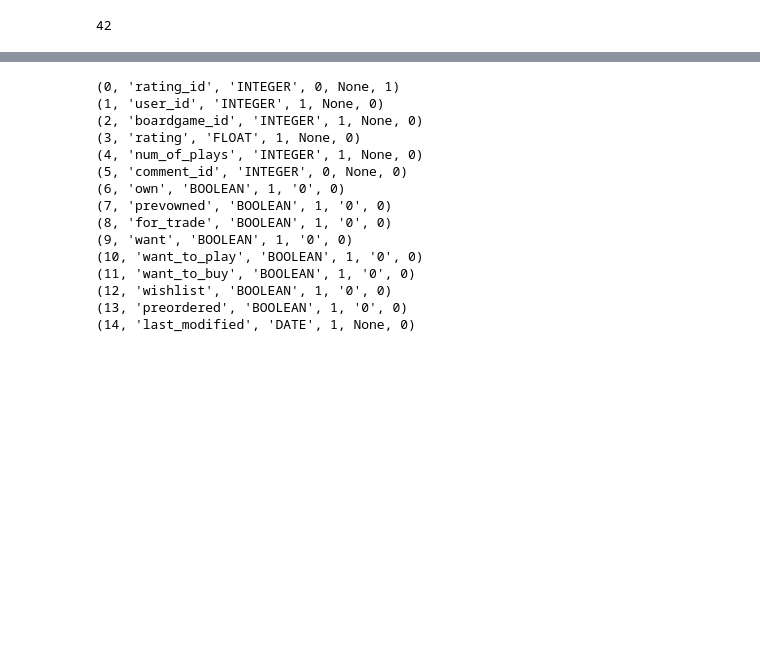
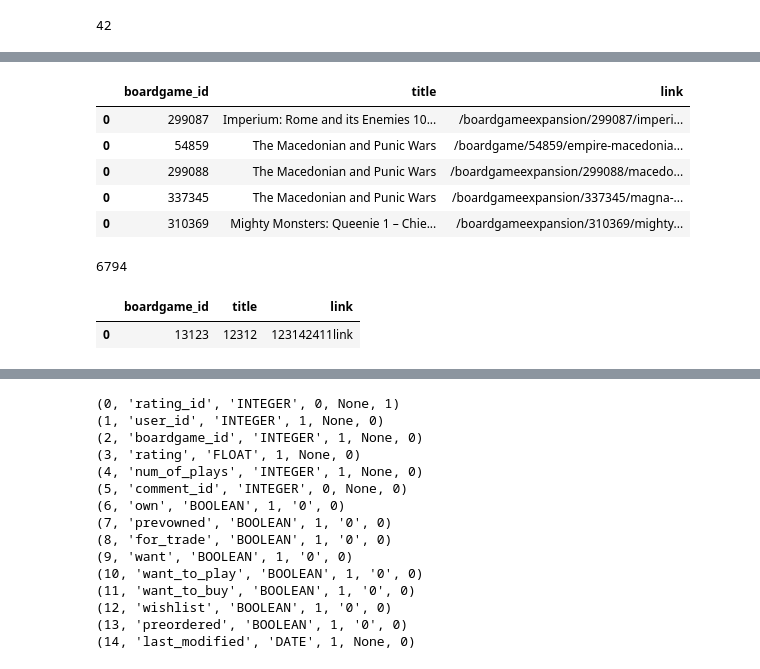
Before and after one commit to Fedorov-Nikita/Board-Game-Scraper, a Jupyter notebook: bgg_prepare_for_database.ipynb, the cells around one changed output, grey strips where cells are left out. Drawn from its saved outputs; the diff is of its cells as text; code cells hidden in the pictures; blank space fills up the shorter version.

```diff
--- a/bgg_prepare_for_database.ipynb
+++ b/bgg_prepare_for_database.ipynb
@@ -1655,3 +1659,22 @@ conn.close()
+# %%
+# connect to the database
+conn = sqlite3.connect(PATH_TO_DB)
+
+# create a cursor object
+cursor = conn.cursor()
+# execute the insert statements
+for i in accessories:
+    if i != '':
+#     print(int(row.boardgame_id), row.description)
+        cursor.execute('''
+            INSERT INTO accessories (accessory) VALUES (?)
+            ''', (i,))
+
+# commit the changes
+conn.commit()
+
+# close the connection
+conn.close()
 # %% [markdown]
 # STOP HERE
 Fill all data into next tables in our dataset:
@@ -1745,0 +1757,15 @@ len(data)
+# %%
+%%time
+search_query = 'https://boardgamegeek.com/geeksearch.php?action=search&objecttype=boardgame&q='
+expansions = pd.DataFrame()
+for bg in for_check_bg[:10]:
+    r = re.get(search_query + bg)
+    soup = BeautifulSoup(r.text)
+    rows = soup.find_all('tr', id='row_')
+    for i in rows:
+        link = i.find('a', class_='primary').get('href')
+        bg_id = int(link.split("/")[2])
+#         print(bg_id, bg, link)
+        expansions = pd.concat([expansions, pd.DataFrame({'boardgame_id': bg_id, 'title': bg, 'link': link}.values(), index=[['boardgame_id', 'title', 'link']]).T], axis=0)
+    sleep(0.3)
+#     break
@@ -1745,0 +1775,42 @@ len(data)
+# %%
+expansions
+# %% [output]
+|  | boardgame_id | title | link |
+| 0 | 299087 | Imperium: Rome and its Enemies 10... | /boardgameexpansion/299087/imperi... |
+| 0 | 54859 | The Macedonian and Punic Wars | /boardgame/54859/empire-macedonia... |
+| 0 | 299088 | The Macedonian and Punic Wars | /boardgameexpansion/299088/macedo... |
+| 0 | 337345 | The Macedonian and Punic Wars | /boardgameexpansion/337345/magna-... |
+| 0 | 310369 | Mighty Monsters: Queenie 1 – Chie... | /boardgameexpansion/310369/mighty... |
+# %%
+# connect to the database
+conn = sqlite3.connect(PATH_TO_DB)
+
+# create a cursor object
+cursor = conn.cursor()
+
+# Execute the PRAGMA statement to get the table schema
+# cursor.execute("PRAGMA table_info(ratings)")
+
+# Fetch all the rows returned by the statement
+# rows = cursor.fetchall()
+
+# Print the table schema
+# for row in rows:
+#     print(row)
+
+cursor.execute('''
+        SELECT *
+        FROM accessories
+        ''')
+data = cursor.fetchall()
+# close the connection
+conn.close()
+
+len(data)
+# %% [output]
+6794
+# %%
+pd.DataFrame({'boardgame_id': 13123, 'title': '12312', 'link': '123142411link'}.values(), index=[['boardgame_id', 'title', 'link']]).T
+# %% [output]
+|  | boardgame_id | title | link |
+| 0 | 13123 | 12312 | 123142411link |
```
Also changed, not shown: parts of 68 cells of this notebook.
